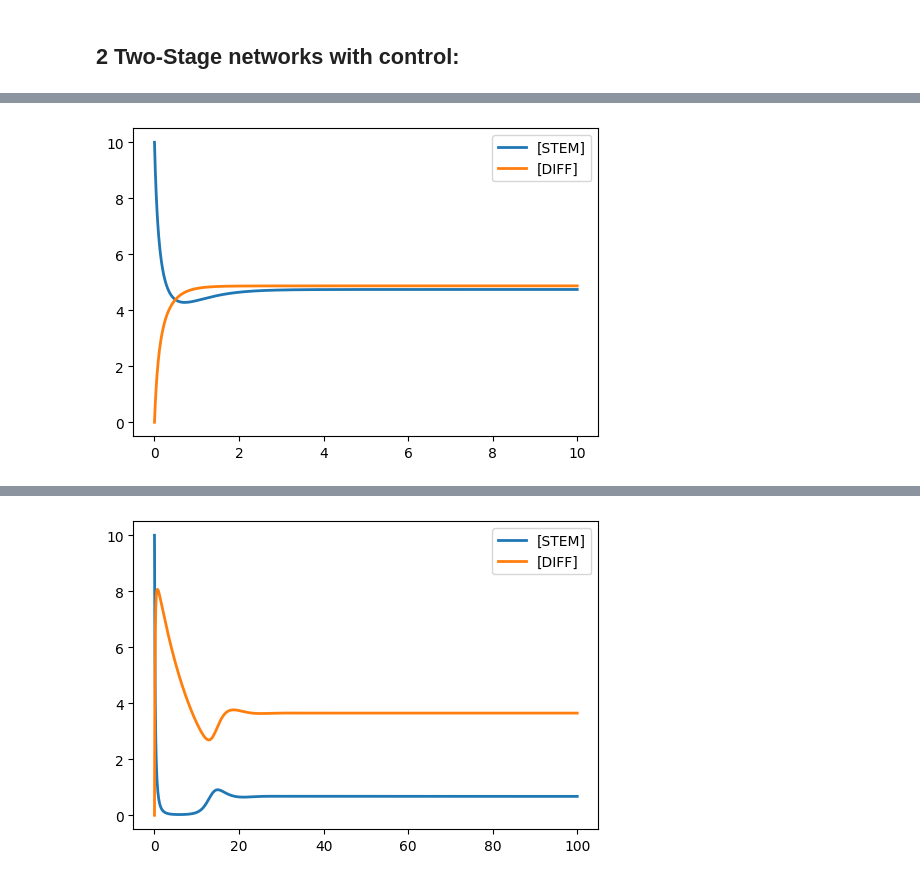
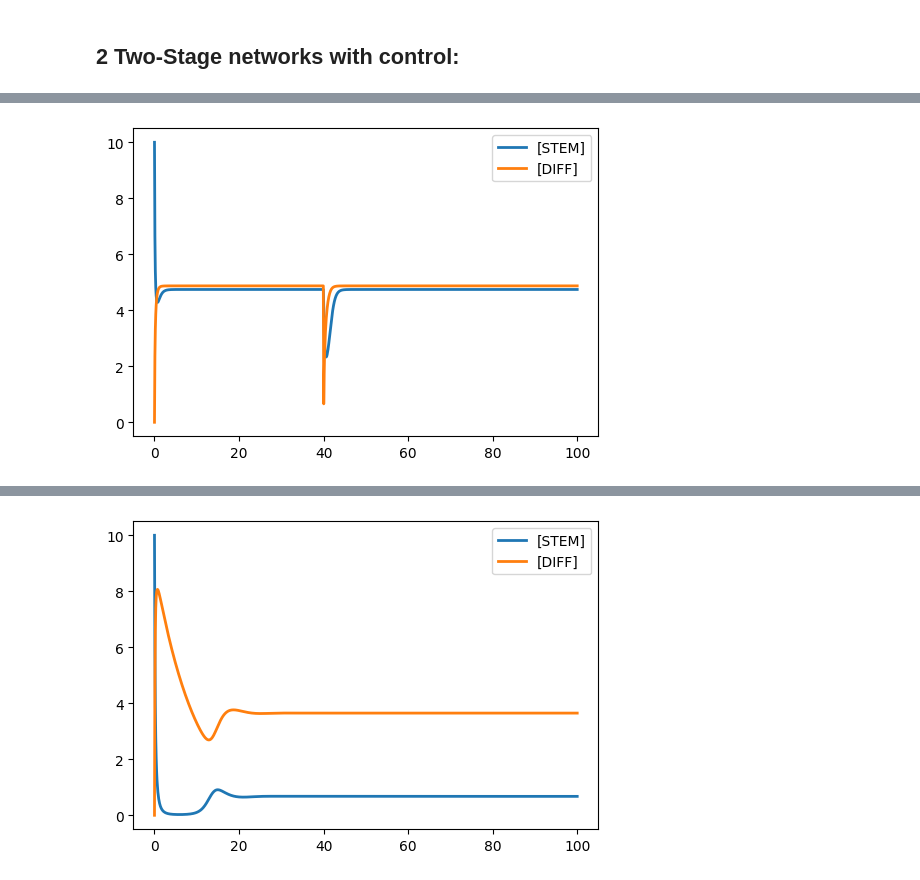
Before and after one commit to JulianoGianlupi/tellurium-nanohub-base, a Jupyter notebook: Nanohub_project.ipynb, the cells around one changed output, grey strips where cells are left out. Drawn from its saved outputs; the diff is of its cells as text; code cells hidden in the pictures.

```diff
--- a/Nanohub_project.ipynb
+++ b/Nanohub_project.ipynb
@@ -30,2 +20,16 @@ inhib = {
+# %%
+# Excitation and inhibition dictionaries
+
+excite = {
+  'komarova': lambda pop, k: f'{pop}/{k}',
+  'lander':   lambda pop, a: f'{pop}/(1+{a}*{pop})',
+  'hill':     lambda pop, a, n: f'({pop}^{n})/(1+({a}*{pop})^{n})',
+}
+
+inhib = {
+  'komarova': lambda pop, k: f'1-({pop}/{k})',
+  'lander':   lambda pop, a: f'1/(1+{a}*{pop})',
+  'hill':     lambda pop, a, n: f'1/(1+({a}*{pop})^{n})',
+}
 # %% [markdown]
 ### Introduction
@@ -34,7 +38,9 @@ The most simple and generalized model of the control dynamics between cell popul
 # %%
+# Defining two stage model generator.
+
 def twoCompartmentModel(STEM='1', DIFF='0',
                         L='0.5', P='0.5', D='0.1',
-                        Control=['1','1'], Events=[]):
+                        Control=['1','1','1'], Events=[]):
 
     eventString = '\n'.join(Events)
 
@@ -53,7 +59,7 @@ def twoCompartmentModel(STEM='1', DIFF='0',
     ES_D:  STEM -> DIFF; {P} * 2 * {L} * STEM * ({Control[1]});
 
     # Rate of Death of Differentiated Cells
-    ED_D: DIFF -> ; {D} * DIFF;
+    ED_D: DIFF -> ; {D} * DIFF * ({Control[2]});
 
     #Events
     {eventString}
@@ -63,10 +69,10 @@ def twoCompartmentModel(STEM='1', DIFF='0',
 # %%
 NoControl = twoCompartmentModel(
   STEM='10', DIFF='0',
-  L='2',P='1',D='0.1',
-  Control=['1','1', '1'],
+  L='1',P='1',D='0.1',
+  Control=['1', '1', '1'],
   Events=[])
 r = te.loada(NoControl)
-s = r.simulate(0, 100, 1000) #, ['time','STEM','DIFF'])
+s = r.simulate(0, 50, 10000)
 r.plot(s)
 # %% [output]
@@ -78,15 +84,16 @@ r.plot(s)
 # %%
 DoubleInhib = twoCompartmentModel(
   STEM='10', DIFF='0',
   L='2',P='1',D='0.1',
-  Control=[inhib['komorova']('STEM','5'), inhib['komorova']('DIFF','5'), '1'],
-  Events=[])
+  Control=[inhib['komarova']('STEM','5'), inhib['komarova']('DIFF','5'), '1'],
+  Events=['at time > 40: DIFF = 0;'])
+
 
 r = te.loada(DoubleInhib)
-s = r.simulate(0, 10, 1000) #, ['time','STEM','DIFF'])
+s = r.simulate(0, 100, 1000)
 r.plot(s)
 # %% [output]
-[figure, old version]
+[figure, new version]
 # %% [markdown]
 ![](../tellurium-nanohub-base/assets/excite_inhib.png)
 # %%
```
Also changed, not shown: parts of 22 cells of this notebook.
